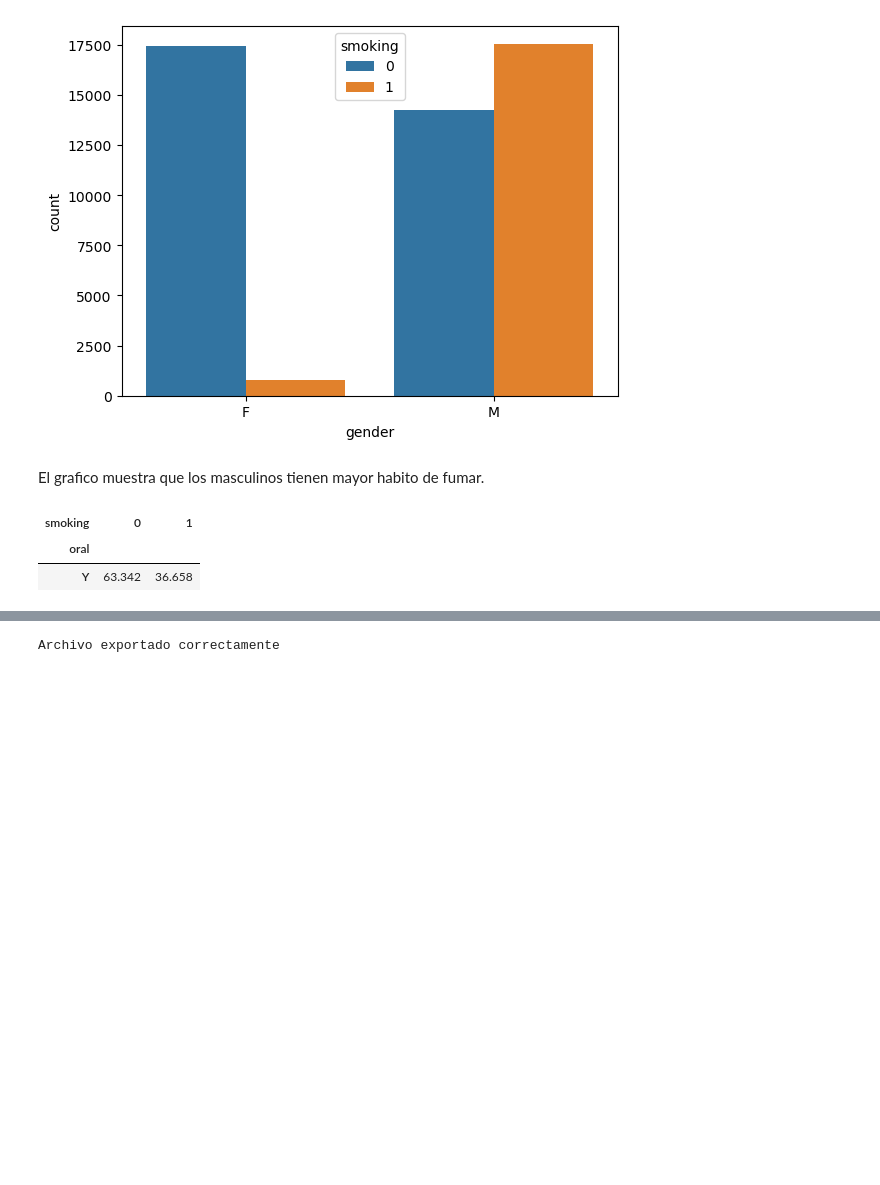
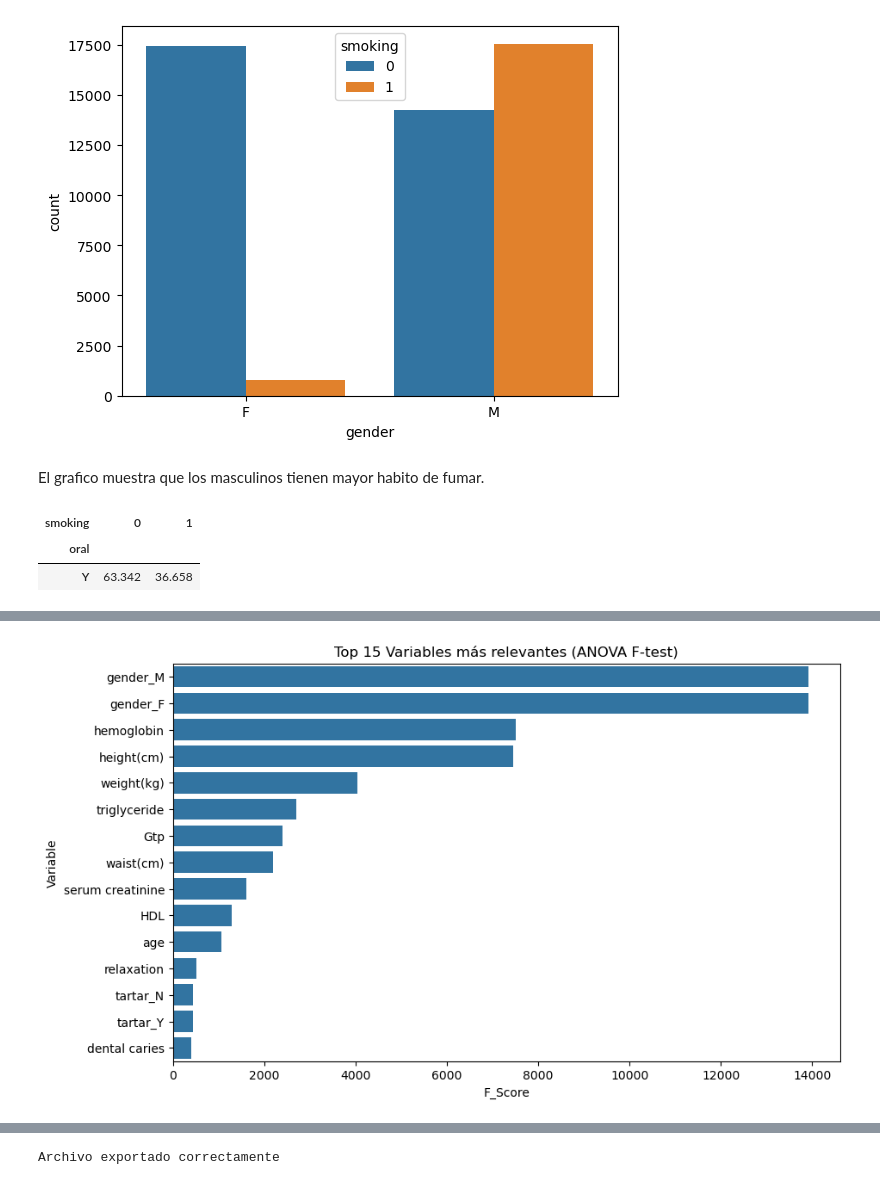
Before and after one commit to elmagonzz/IA_Practico2, a Jupyter notebook: notebooks/02_eda.ipynb, the cells around one changed output, grey strips where cells are left out. Saved outputs shown, nothing was run; the diff lists cells and outputs as text; code cells hidden in the pictures; blank space fills up the shorter version.

```diff
--- a/notebooks/02_eda.ipynb
+++ b/notebooks/02_eda.ipynb
@@ -554,0 +353,9 @@ Name: smoking, dtype: float64
+# %%
+# Combinación de variables numéricas y categóricas codificadas para el análisis
+
+X_train_enc = pd.concat(
+    [X_train[numericas].reset_index(drop=True), X_train_cat.reset_index(drop=True)],
+    axis=1
+)
+
+print(X_train_enc.shape)
@@ -554,0 +364,21 @@ Name: smoking, dtype: float64
+# %%
+# Selección de variables mediante ANOVA F-test (SelectKBest)
+# Método visto en clase, adecuado para relacionar variables predictoras con un target categórico/binario
+
+from sklearn.feature_selection import SelectKBest, f_classif
+
+selector = SelectKBest(score_func=f_classif, k='all')
+selector.fit(X_train_enc, y_train)
+
+fclassif_df = pd.DataFrame({
+    'Variable': X_train_enc.columns,
+    'F_Score': selector.scores_,
+    'p_value': selector.pvalues_
+})
+
+fclassif_df = fclassif_df.sort_values(
+    by='F_Score',
+    ascending=False
+)
+
+fclassif_df.head(15)
@@ -554,0 +402,16 @@ Name: smoking, dtype: float64
+# %%
+# Gráfico
+
+plt.figure(figsize=(10,6))
+
+sns.barplot(
+    data=fclassif_df.head(15),
+    x='F_Score',
+    y='Variable'
+)
+
+plt.title("Top 15 Variables más relevantes (ANOVA F-test)")
+
+plt.show()
+# %% [output]
+[figure, added]
```
Also changed, not shown: parts of 22 cells of this notebook, 2 other files.
